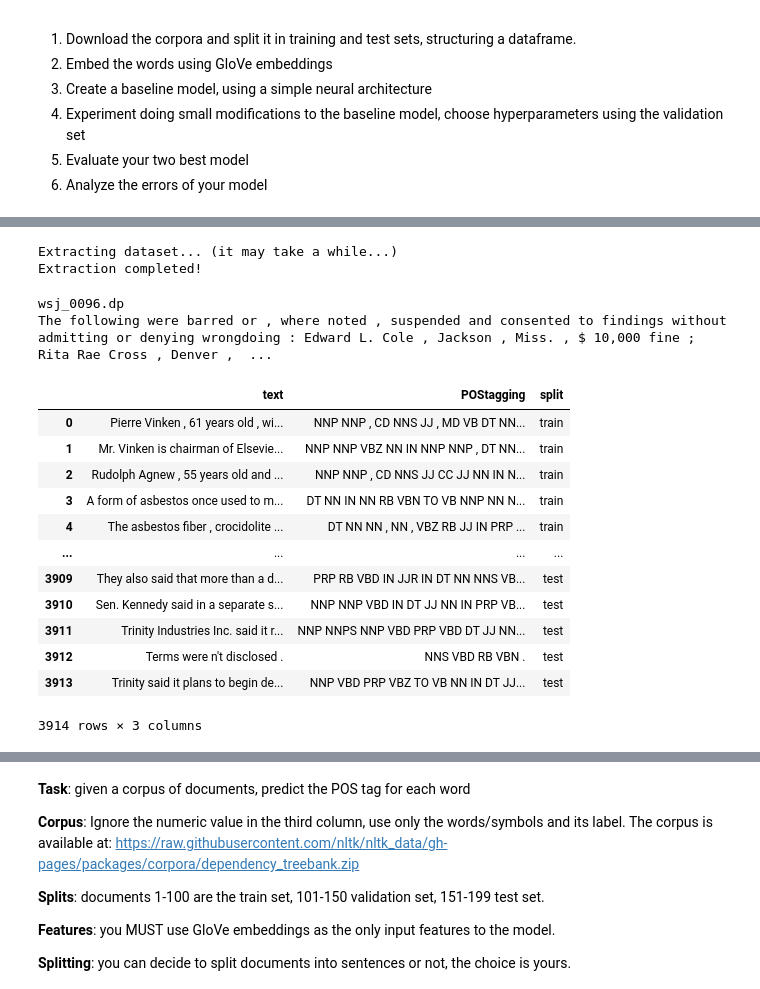
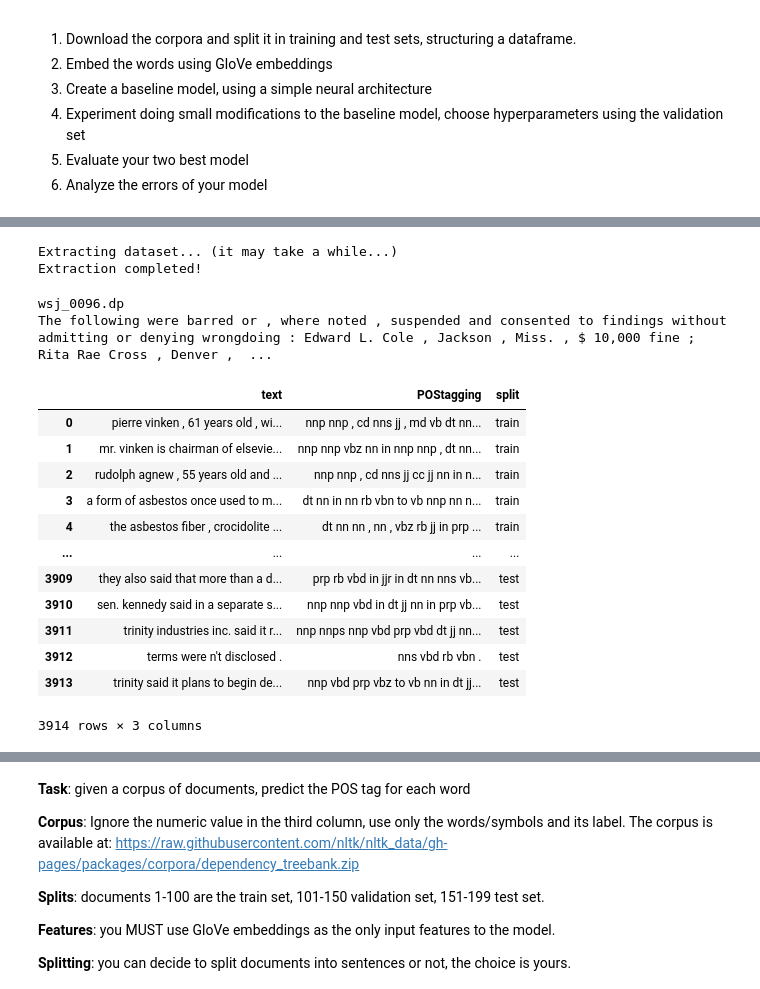
Before and after one commit to NoLogicPlease/pos_tagging, a Jupyter notebook: Assignment1bis.ipynb, the cells around one changed output, grey strips where cells are left out. Cells and saved outputs as stored; diff of their text form; code cells hidden in the pictures.

```diff
--- a/Assignment1bis.ipynb
+++ b/Assignment1bis.ipynb
@@ -96,44 +96,46 @@ def encode_dataset(dataset_path: str, debug: bool = True) -> (pd.DataFrame, int)
                 split = 'val'
             else:
                 split = 'test'
 
             # create a single row of dataframe
             dataframe_row = {
                 "text": text,
                 "POStagging": labels,
                 "split": split,
             }
             dataframe_rows.append(dataframe_row)
 
     # transform the list of rows in a proper dataframe
     df = pd.DataFrame(dataframe_rows)
     df = df[["text",
              "POStagging",
              "split"]]
     dataframe_path = os.path.join(dataset_folder, "dependency_treebank_df.pkl")
     df.to_pickle(dataframe_path)
     return df, max(s_lengths)
 
 
 df, max_seq_len = encode_dataset(dataset_path)
+df['POStagging'] = df['POStagging'].str.lower()
+df['text'] = df['text'].str.lower()
 df
 # %% [output]
 Extracting dataset... (it may take a while...)
 Extraction completed!
 wsj_0096.dp
 The following were barred or , where noted , suspended and consented to findings without admitting or denying wrongdoing : Edward L. Cole , Jackson , Miss. , $ 10,000 fine ; Rita Rae Cross , Denver ,  ...
 |  | text | POStagging | split |
-| 0 | Pierre Vinken , 61 years old , wi... | NNP NNP , CD NNS JJ , MD VB DT NN... | train |
-| 1 | Mr. Vinken is chairman of Elsevie... | NNP NNP VBZ NN IN NNP NNP , DT NN... | train |
-| 2 | Rudolph Agnew , 55 years old and ... | NNP NNP , CD NNS JJ CC JJ NN IN N... | train |
-| 3 | A form of asbestos once used to m... | DT NN IN NN RB VBN TO VB NNP NN N... | train |
-| 4 | The asbestos fiber , crocidolite ... | DT NN NN , NN , VBZ RB JJ IN PRP ... | train |
+| 0 | pierre vinken , 61 years old , wi... | nnp nnp , cd nns jj , md vb dt nn... | train |
+| 1 | mr. vinken is chairman of elsevie... | nnp nnp vbz nn in nnp nnp , dt nn... | train |
+| 2 | rudolph agnew , 55 years old and ... | nnp nnp , cd nns jj cc jj nn in n... | train |
+| 3 | a form of asbestos once used to m... | dt nn in nn rb vbn to vb nnp nn n... | train |
+| 4 | the asbestos fiber , crocidolite ... | dt nn nn , nn , vbz rb jj in prp ... | train |
 | ... | ... | ... | ... |
-| 3909 | They also said that more than a d... | PRP RB VBD IN JJR IN DT NN NNS VB... | test |
-| 3910 | Sen. Kennedy said in a separate s... | NNP NNP VBD IN DT JJ NN IN PRP VB... | test |
-| 3911 | Trinity Industries Inc. said it r... | NNP NNPS NNP VBD PRP VBD DT JJ NN... | test |
-| 3912 | Terms were n't disclosed . | NNS VBD RB VBN . | test |
-| 3913 | Trinity said it plans to begin de... | NNP VBD PRP VBZ TO VB NN IN DT JJ... | test |
+| 3909 | they also said that more than a d... | prp rb vbd in jjr in dt nn nns vb... | test |
+| 3910 | sen. kennedy said in a separate s... | nnp nnp vbd in dt jj nn in prp vb... | test |
+| 3911 | trinity industries inc. said it r... | nnp nnps nnp vbd prp vbd dt jj nn... | test |
+| 3912 | terms were n't disclosed . | nns vbd rb vbn . | test |
+| 3913 | trinity said it plans to begin de... | nnp vbd prp vbz to vb nn in dt jj... | test |
 3914 rows × 3 columns
 # %%
 def check_OOV_terms(embedding_model: gensim.models.keyedvectors.KeyedVectors,
```
Also changed, not shown: parts of 5 cells of this notebook, 3 other files.
